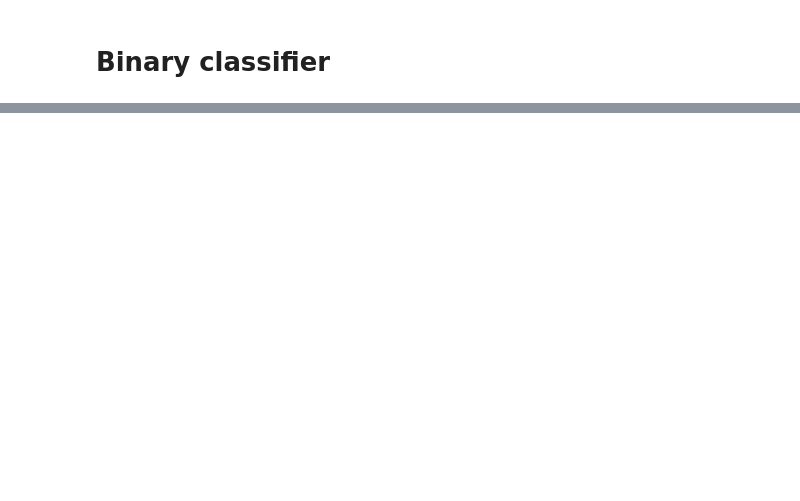
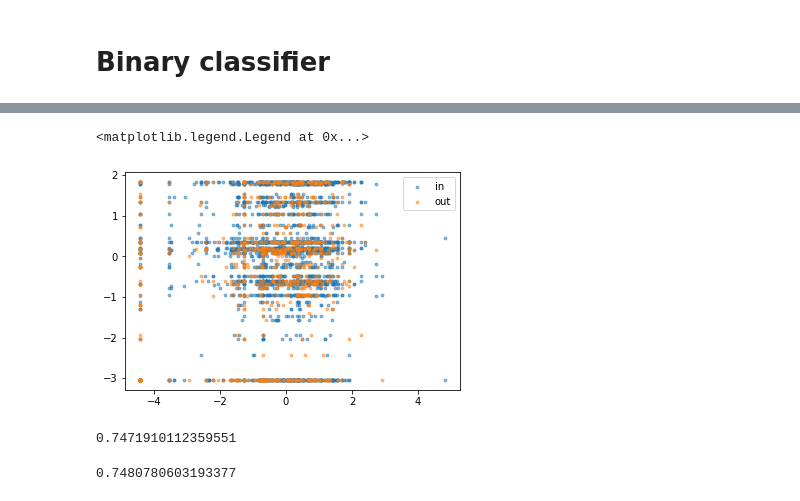
Before and after one commit to kscott2010/Machine-Learning, a Jupyter notebook: notebooks/BehavioralComplexity.ipynb, the cells around one changed output, grey strips where cells are left out. Saved outputs shown, nothing was run; the diff lists cells and outputs as text; code cells hidden in the pictures; blank space fills up the shorter version.

```diff
--- a/notebooks/BehavioralComplexity.ipynb
+++ b/notebooks/BehavioralComplexity.ipynb
@@ -158,0 +205,18 @@ print(f'AUC: {AUC:0.2}')
+# %%
+t = np.array(df['age'])
+x1 = np.array(df['toss.K'])
+x2 = np.array(df['grid.K'])
+x3 = np.array(df['roll.K'])
+x4 = np.array(df['spot.K'])
+# %%
+group = (t > 20) * (t < 50)
+plt.scatter(x1[group], x2[group], s=8, alpha=.5)
+plt.scatter(x1[~group], x2[~group], s=8, alpha=.5)
+plt.legend(("in", "out"))
+# %% [output]
+<matplotlib.legend.Legend at 0x...>
+[figure, added]
+# %%
+group.mean()
+# %% [output]
+0.7471910112359551
@@ -158,0 +234,4 @@ print(f'AUC: {AUC:0.2}')
+# %%
+(y == y_).mean()
+# %% [output]
+0.7480780603193377
```
Also changed, not shown: parts of 13 cells of this notebook, 1 other file.
